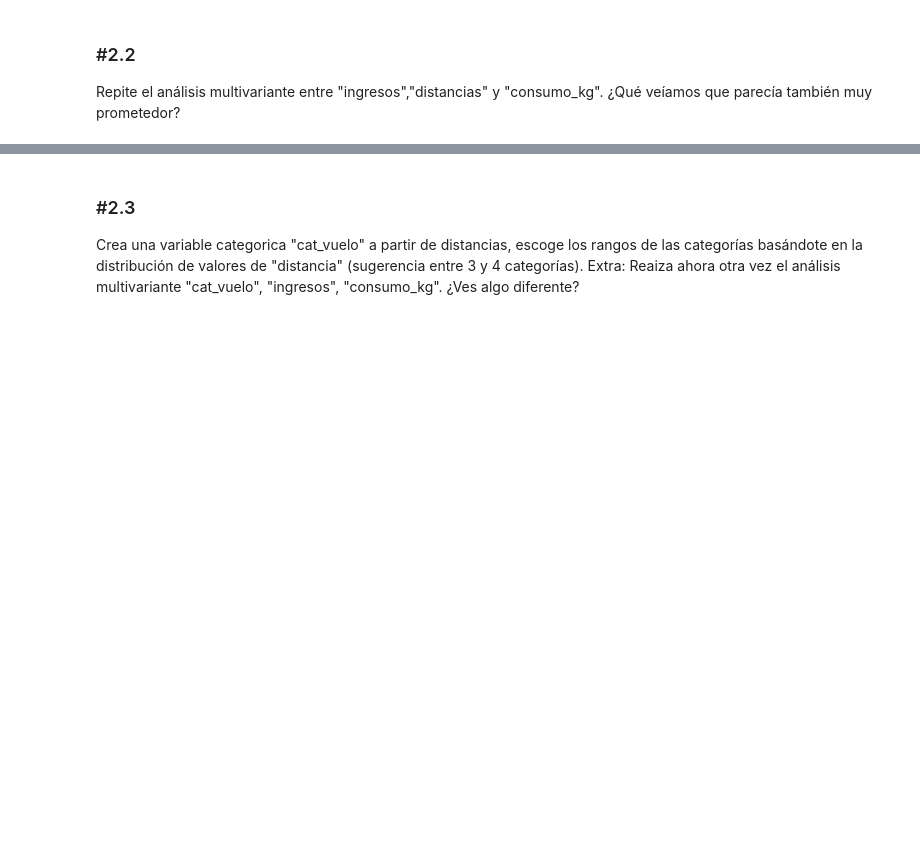
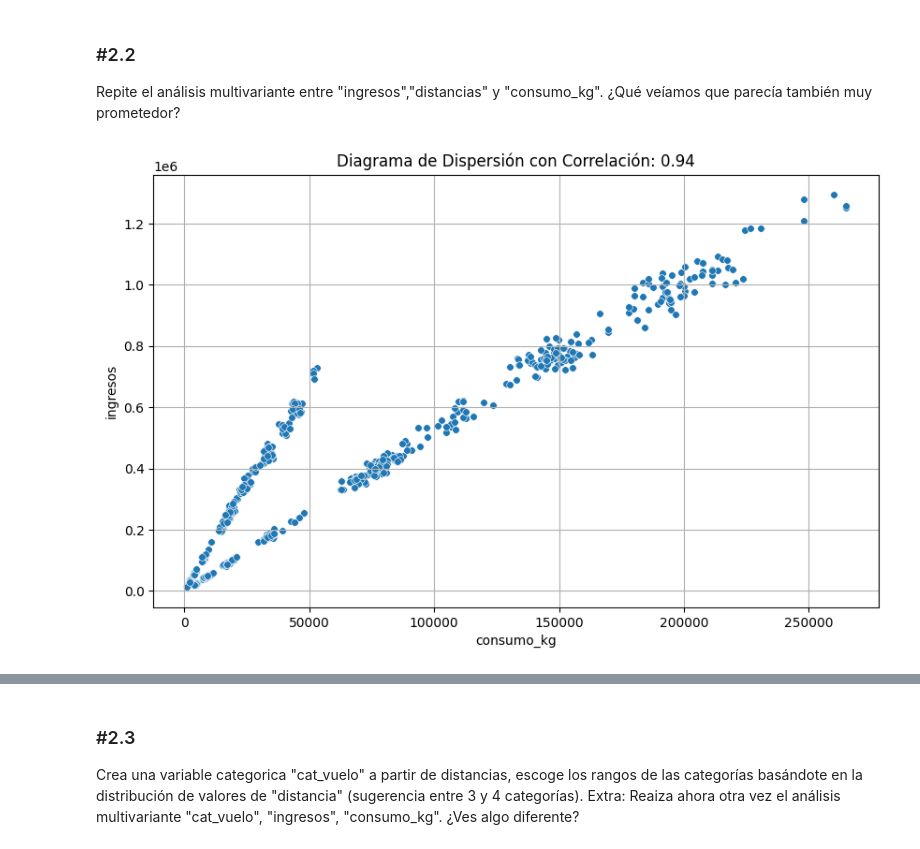
Before and after one commit to PIPM2001/DS_Online_Feb24_Exercises, a Jupyter notebook: 03_Analisis_de_Datos/Sprint_07/Unidad_2/Practica_Obligatoria/18_Practica_Obligatoria_Multivariante.ipynb, the cells around one changed output, grey strips where cells are left out. Cells and saved outputs as stored; diff of their text form; code cells hidden in the pictures; blank space fills up the shorter version.

```diff
--- a/03_Analisis_de_Datos/Sprint_07/Unidad_2/Practica_Obligatoria/18_Practica_Obligatoria_Multivariante.ipynb
+++ b/03_Analisis_de_Datos/Sprint_07/Unidad_2/Practica_Obligatoria/18_Practica_Obligatoria_Multivariante.ipynb
@@ -417,3 +472,7 @@ Carga el dataset de viajes del mes de junio. Repite el análisis bivariante entr
 ### #2.2
 
 Repite el análisis multivariante entre "ingresos","distancias" y "consumo_kg". ¿Qué veíamos que parecía también muy prometedor?
+# %%
+grafico_dispersion_con_correlacion(df_air_jun,"consumo_kg", "ingresos", mostrar_correlacion= True, tamano_puntos= 30)
+# %% [output]
+[figure, added]
```
Also changed, not shown: parts of 15 cells of this notebook.
